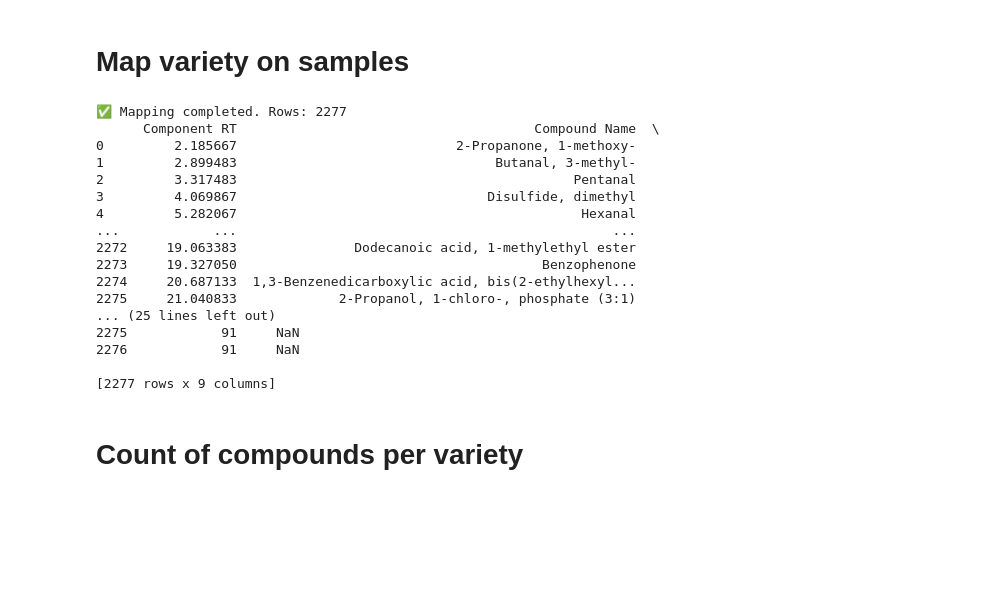
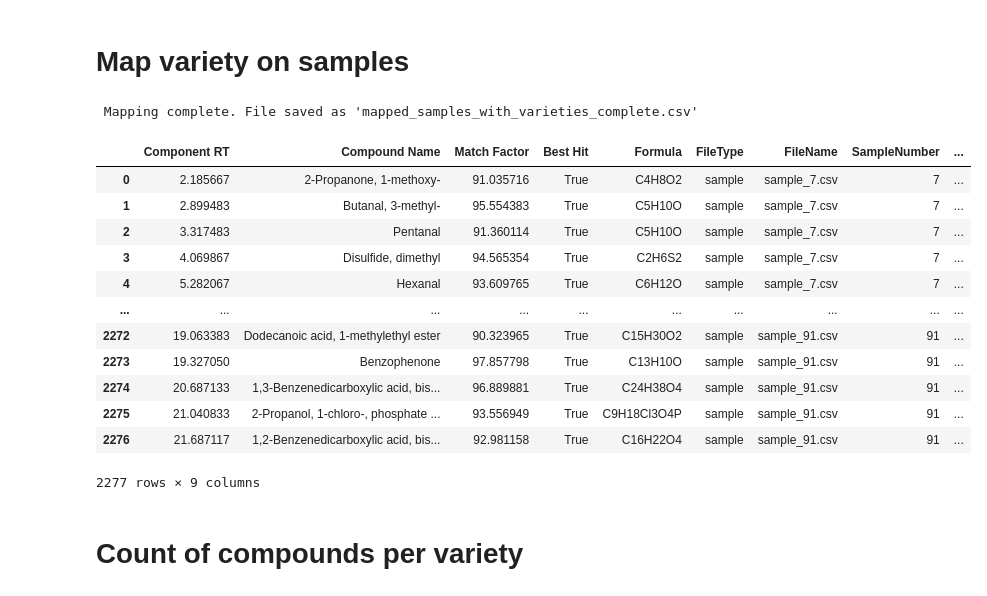
Before and after one commit to Fatemeh1362/internship, a Jupyter notebook: compound_analysis.ipynb, the cells around one changed output. Drawn from its saved outputs; the diff is of its cells as text; code cells hidden in the pictures; blank space fills up the shorter version.

```diff
--- a/compound_analysis.ipynb
+++ b/compound_analysis.ipynb
@@ -386,52 +386,56 @@ The Dendrogram shows, samples clustered closely have similar aroma profiles, whi
 # %%
 
 
 # Load the combined compound file and master mapping table
 combined = pd.read_csv(r"C:\Users\fatemehm\OneDrive - Royal HZPC Group\Desktop\internship\bio_rep1\compound_analysis\combined.csv")
 master = pd.read_csv(r"C:\Users\fatemehm\OneDrive - Royal HZPC Group\Desktop\internship\files\project file\GCMS Steamed 96 set 2024- Mastertable(Sheet1).csv")
-samples_only = combined[combined['FileType'].str.lower() == 'sample'].copy()
-samples_only['SampleNumber'] = samples_only['FileName'].str.extract(r'sample_(\d+)\.csv')[0].astype(int)
+
+
+# Filter only 'sample' rows
+samples = combined[combined['FileType'] == 'sample'].copy()
+
+# Extract sample number from filename like 'sample_11.csv' → 11
+samples['SampleNumber'] = samples['FileName'].str.extract(r'(\d+)').astype(int)
 
 
 
-# Only keep rows with actual sample data (exclude blanks, QC, etc.)
-valid_samples = master[master['Sample'] == 'Sample'].copy()
+# Drop rows that are Blank or QC
+valid_master = master[~master['Sample'].isin(['Blank', 'QCB', 'QC1', 'QC2', 'QC3', 'QC4', 'EnvBlank'])].copy()
 
-# Extract sample number from 'Filename' (e.g., S96_7_B1_D1_T1 → 7)
-valid_samples['SampleNumber'] = valid_samples['Filename'].str.extract(r'_([0-9]+)_B')[0]
+# Extract sample number from filenames like 'S96_11_B1_D10_T1' → 11
+valid_master['SampleNumber'] = valid_master['Filename'].str.extract(r'_([0-9]+)_B')[0].astype(int)
 
-# Drop rows where no number was found
-valid_samples = valid_samples.dropna(subset=['SampleNumber'])
-valid_samples['SampleNumber'] = valid_samples['SampleNumber'].astype(int)
+# Extract Variety from the last part of semicolon-separated string
+valid_master['Variety'] = valid_master['Sample'].str.split(';').str[-1].str.strip()
 
-# Extract variety name from Filename string (last part after semicolon)
-valid_samples['Variety'] = valid_samples['Filename'].str.split(';').str[-1].str.strip()
+# Drop duplicates (in case of multiple entries for same SampleNumber)
+sample_to_variety = valid_master[['SampleNumber', 'Variety']].drop_duplicates()
 
-# Merge on SampleNumber
-mapped = samples_only.merge(valid_samples[['SampleNumber', 'Variety']], on='SampleNumber', how='left')
+# Merge with compound dataset
+merged = pd.merge(samples, sample_to_variety, on='SampleNumber', how='left')
 
-# Save output
-mapped.to_csv("mapped_samples_with_varieties.csv", index=False)
-print("Mapping completed. Rows:", len(mapped))
-print(mapped)
+# Save final mapped file
+merged.to_csv("mapped_samples_with_varieties_complete.csv", index=False)
+print(" Mapping complete. File saved as 'mapped_samples_with_varieties_complete.csv'")
+
+
+
+merged
 # %% [output]
-✅ Mapping completed. Rows: 2277
-      Component RT                                      Compound Name  \
-0         2.185667                            2-Propanone, 1-methoxy-
-1         2.899483                                 Butanal, 3-methyl-
-2         3.317483                                           Pentanal
-3         4.069867                                Disulfide, dimethyl
-4         5.282067                                            Hexanal
-...            ...                                                ...
-2272     19.063383               Dodecanoic acid, 1-methylethyl ester
-2273     19.327050                                       Benzophenone
-2274     20.687133  1,3-Benzenedicarboxylic acid, bis(2-ethylhexyl...
-2275     21.040833             2-Propanol, 1-chloro-, phosphate (3:1)
-... (25 lines left out)
-2275            91     NaN
-2276            91     NaN
-
-[2277 rows x 9 columns]
+ Mapping complete. File saved as 'mapped_samples_with_varieties_complete.csv'
+|  | Component RT | Compound Name | Match Factor | Best Hit | Formula | FileType | FileName | SampleNumber | ... |
+| 0 | 2.185667 | 2-Propanone, 1-methoxy- | 91.035716 | True | C4H8O2 | sample | sample_7.csv | 7 | ... |
+| 1 | 2.899483 | Butanal, 3-methyl- | 95.554383 | True | C5H10O | sample | sample_7.csv | 7 | ... |
+| 2 | 3.317483 | Pentanal | 91.360114 | True | C5H10O | sample | sample_7.csv | 7 | ... |
+| 3 | 4.069867 | Disulfide, dimethyl | 94.565354 | True | C2H6S2 | sample | sample_7.csv | 7 | ... |
+| 4 | 5.282067 | Hexanal | 93.609765 | True | C6H12O | sample | sample_7.csv | 7 | ... |
+| ... | ... | ... | ... | ... | ... | ... | ... | ... | ... |
+| 2272 | 19.063383 | Dodecanoic acid, 1-methylethyl ester | 90.323965 | True | C15H30O2 | sample | sample_91.csv | 91 | ... |
+| 2273 | 19.327050 | Benzophenone | 97.857798 | True | C13H10O | sample | sample_91.csv | 91 | ... |
+| 2274 | 20.687133 | 1,3-Benzenedicarboxylic acid, bis... | 96.889881 | True | C24H38O4 | sample | sample_91.csv | 91 | ... |
+| 2275 | 21.040833 | 2-Propanol, 1-chloro-, phosphate ... | 93.556949 | True | C9H18Cl3O4P | sample | sample_91.csv | 91 | ... |
+| 2276 | 21.687117 | 1,2-Benzenedicarboxylic acid, bis... | 92.981158 | True | C16H22O4 | sample | sample_91.csv | 91 | ... |
+2277 rows × 9 columns
 # %% [markdown]
 # Count of compounds per variety
 # %% [markdown]
```
